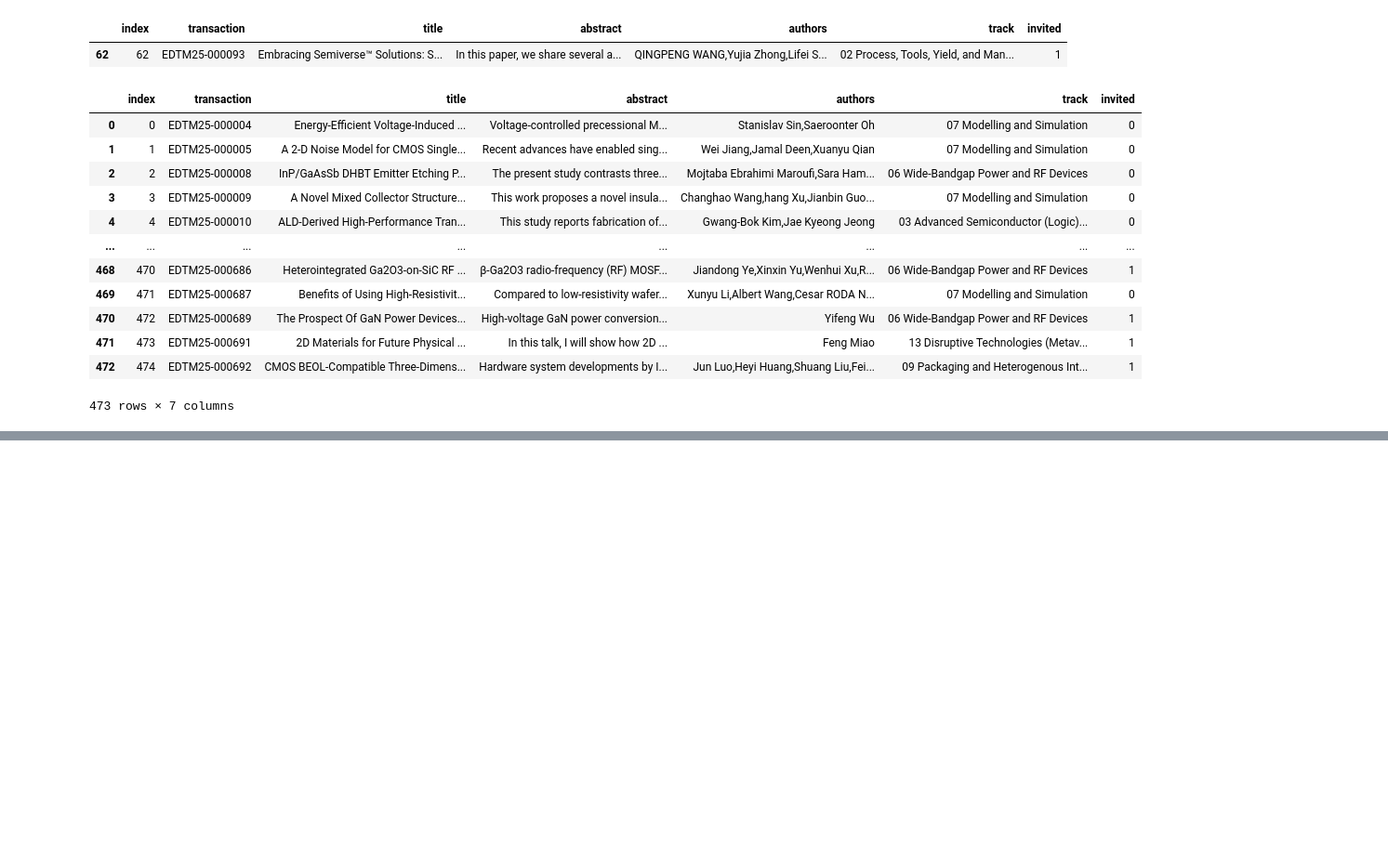
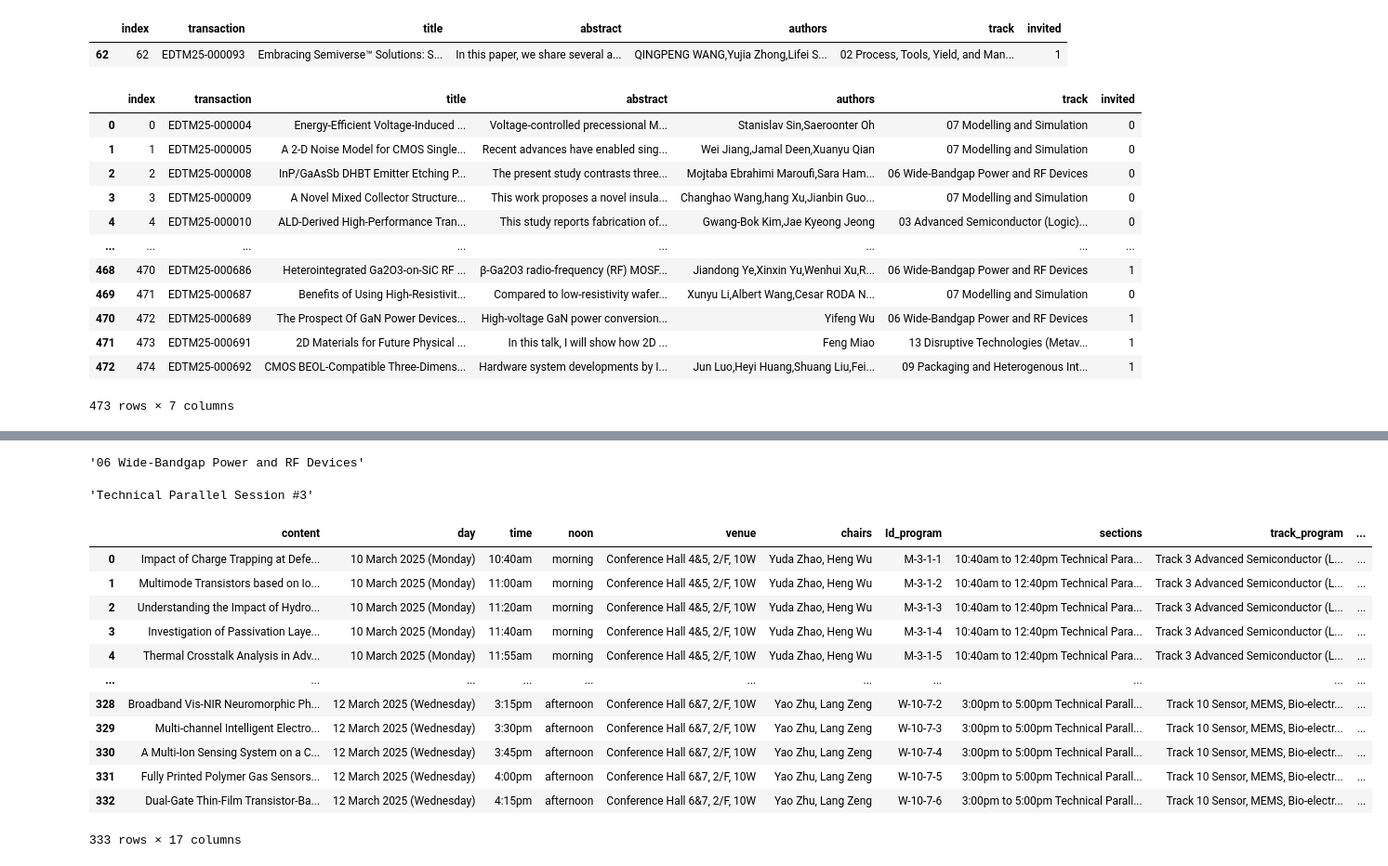
Before and after one commit to PengmyHKU/EDTM_proceeding, a Jupyter notebook: process.ipynb, the cells around one changed output, grey strips where cells are left out. Shown: that part at 93% size. Cells and saved outputs as stored; diff of their text form; code cells hidden in the pictures; blank space fills up the shorter version.

```diff
--- a/process.ipynb
+++ b/process.ipynb
@@ -145,6 +145,7 @@ data
 | 472 | 474 | EDTM25-000692 | CMOS BEOL-Compatible Three-Dimens... | Hardware system developments by I... | Jun Luo,Heyi Huang,Shuang Liu,Fei... | 09 Packaging and Heterogenous Int... | 1 |
 473 rows × 7 columns
 # %%
-program = pd.read_csv('program.csv',header=None)
+# program = pd.read_csv('program.csv',header=None)
+program = pd.read_csv('program_final_3days.csv',header=None,encoding='utf-8-sig')
 # %%
 program.columns=['content']
@@ -166,5 +161,6 @@ program
 # %%
-program.loc[928,'content'] = 'Design and Application of a Multi-Mode Signal Co-detection System for Brian Signals'
+# program.loc[928,'content'] = 'Design and Application of a Multi-Mode Signal Co-detection System for Brian Signals'
+program.loc[428,'content'] = data.loc[334,'title']
 # %%
 day = 'unknown'
 time = 'unknown'
@@ -172,6 +168,7 @@ noon = 'unknown'
 venue = 'unknown'
 Id_program = 'unknown'
 sections = 'unknown'
+track_program = 'unknown'
 
 
 count_papers = 0
@@ -180,7 +177,10 @@ for i in range(program.__len__()):
     #     program.loc[i,'content'] = program.loc[i,'content'][:-1]
     if program.loc[i,'content'][3:8]=='March':
         day = program.loc[i,'content']
-
+    if program.loc[i,'content'][:5]=='Track':
+        track_program = program.loc[i,'content']
+        if program.loc[i,'content'][:8]=='Track 13':
+            track_program = program.loc[i,'content'] +' '+ program.loc[i+1,'content']
     text_split = program.loc[i,'content'].split()
     if (text_split[0][-3:]=='0am')|(text_split[0][-3:]=='5am') | (text_split[0][-2:]=='pm'):
         if (text_split[0][-2:]=='am' ) | (text_split[0][-7:-5]=='12' ):
@@ -201,27 +201,27 @@ for i in range(program.__len__()):
 
         if day=='10 March 2025 (Monday)':
             if time[:2] in ['10','11','12']:
-                sections = '10:30am to 12:30pm'
+                sections = '10:40am to 12:40pm Technical Parallel Session #1'
                 # print(day,time)
             else:
                 if time[:1] in ['1','2','3']:
-                    sections = '1:40pm to 3:55pm'
+                    sections = '1:40pm to 3:40pm Technical Parallel Session #2'
         if day=='11 March 2025 (Tuesday)':
             if (time[:1] == '9') | (time[:2] =='10'):
-                sections = '9:25am to 10:50am'
+                sections = '9:25am to 10:50am Technical Parallel Session #3'
             if time[:2] in ['11','12']:
-                sections = '11:00am to 12:30pm'
+                sections = '11:00am to 12:30pm Technical Parallel Session #4'
             if (time[:1] == '3') | (time[:3] in ['4:0', '4:2', '4:1']):
-                sections = '3:00pm to 4:30pm'
+                sections = '3:00pm to 4:30pm Technical Parallel Session #5'
             if (time[:1] == '5') | (time[:3] in ['4:4', '4:5']):
-                sections = '4:40pm to 6:00pm'
+                sections = '4:40pm to 6:00pm Technical Parallel Session #6'
         if day == '12 March 2025 (Wednesday)':
             if (time[:1] == '9') | (time[:2] =='10'):
-                sections = '9:25am to 10:50am'
+                sections = '9:25am to 10:50am Technical Parallel Session #7'
             if time[:2] in ['11','12']:
-                sections = '11:00am to 12:30pm'
+                sections = '11:00am to 12:30pm Technical Parallel Session #8'
             if time[:1] in ['3','4']:
-                sections = '3:00pm to 5:00pm'
+                sections = '3:00pm to 5:00pm Technical Parallel Session #9'
 
 
 
@@ -264,14 +264,19 @@ for i in range(program.__len__()):
     #     noon = 'morning'
     if program.loc[i,'content'][:6]=='Venue:':
         venue = program.loc[i,'content'][6:]
-        # print(i,program.loc[i,'content'][:])
+
+    if program.loc[i,'content'][:15]=='Session Chairs:':
+        chairs = program.loc[i,'content'][15:]
+        # print(i,program.loc[i,'content'][15:])
 
     program.loc[i,'day']=day
     program.loc[i,'time']=time
     program.loc[i,'noon']=noon
     program.loc[i,'venue']=venue
+    program.loc[i,'chairs']=chairs
     program.loc[i,'Id_program']=Id_program
     program.loc[i,'sections']=sections
+    program.loc[i,'track_program']=track_program
 # %%
 count_papers
 # %% [output]
@@ -284,6 +289,7 @@ success = 0
 count_papers = 0
 duplicate = 0
 paper_flag = 0
+fail_papers_id = []
 for j in range(program.__len__()):
     text_split = program.loc[j,'content'].split()
     if (text_split[0][-2:]=='am') | (text_split[0][-2:]=='pm'):
@@ -330,7 +336,7 @@ for j in range(program.__len__()):
 
 
           for i in  range(data.__len__()):
-               if program.loc[j+1,'content'][:34]==data.loc[i,'title'][:34]:
+               if program.loc[j+1,'content'][:35].title()==data.loc[i,'title'][:35].title():
                     success = success + 1
                     duplicate = duplicate +1
                     program_temp = pd.DataFrame(np.concatenate((program.iloc[j+1].values,data.iloc[i].values),0).reshape(1,-1),columns=program.columns.append(data.columns))
@@ -343,6 +349,7 @@ for j in range(program.__len__()):
 
           if  duplicate==0:
                print('non',i,j)
+               fail_papers_id.append(j)
                program_temp = pd.DataFrame(np.concatenate((program.iloc[j+1].values,np.empty(data.iloc[i].values.shape)),0).reshape(1,-1),columns=program.columns.append(data.columns))
                program_temp['title'] = program.loc[j+1,'content']
                program_temp['abstract'] = ' '
@@ -542,3 +548,27 @@ program_new.loc[program_new['day']=="10 March 2025 (Monday)",'sections']
 Name: sections, Length: 79, dtype: object
 # %%
 program_new.to_csv('program_new.csv',encoding="utf-8-sig",index=False)
+# %%
+" ".join(program_new.loc[100,'track'].split()[:])
+# %% [output]
+'06 Wide-Bandgap Power and RF Devices'
+# %%
+" ".join(program_new.loc[100,'sections'].split()[3:])
+# %% [output]
+'Technical Parallel Session #3'
+# %%
+program_new
+# %% [output]
+|  | content | day | time | noon | venue | chairs | Id_program | sections | track_program | ... |
+| 0 | Impact of Charge Trapping at Defe... | 10 March 2025 (Monday) | 10:40am | morning | Conference Hall 4&5, 2/F, 10W | Yuda Zhao, Heng Wu | M-3-1-1 | 10:40am to 12:40pm Technical Para... | Track 3 Advanced Semiconductor (L... | ... |
+| 1 | Multimode Transistors based on Io... | 10 March 2025 (Monday) | 11:00am | morning | Conference Hall 4&5, 2/F, 10W | Yuda Zhao, Heng Wu | M-3-1-2 | 10:40am to 12:40pm Technical Para... | Track 3 Advanced Semiconductor (L... | ... |
+| 2 | Understanding the Impact of Hydro... | 10 March 2025 (Monday) | 11:20am | morning | Conference Hall 4&5, 2/F, 10W | Yuda Zhao, Heng Wu | M-3-1-3 | 10:40am to 12:40pm Technical Para... | Track 3 Advanced Semiconductor (L... | ... |
+| 3 | Investigation of Passivation Laye... | 10 March 2025 (Monday) | 11:40am | morning | Conference Hall 4&5, 2/F, 10W | Yuda Zhao, Heng Wu | M-3-1-4 | 10:40am to 12:40pm Technical Para... | Track 3 Advanced Semiconductor (L... | ... |
+| 4 | Thermal Crosstalk Analysis in Adv... | 10 March 2025 (Monday) | 11:55am | morning | Conference Hall 4&5, 2/F, 10W | Yuda Zhao, Heng Wu | M-3-1-5 | 10:40am to 12:40pm Technical Para... | Track 3 Advanced Semiconductor (L... | ... |
+| ... | ... | ... | ... | ... | ... | ... | ... | ... | ... | ... |
+| 328 | Broadband Vis-NIR Neuromorphic Ph... | 12 March 2025 (Wednesday) | 3:15pm | afternoon | Conference Hall 6&7, 2/F, 10W | Yao Zhu, Lang Zeng | W-10-7-2 | 3:00pm to 5:00pm Technical Parall... | Track 10 Sensor, MEMS, Bio-electr... | ... |
+| 329 | Multi-channel Intelligent Electro... | 12 March 2025 (Wednesday) | 3:30pm | afternoon | Conference Hall 6&7, 2/F, 10W | Yao Zhu, Lang Zeng | W-10-7-3 | 3:00pm to 5:00pm Technical Parall... | Track 10 Sensor, MEMS, Bio-electr... | ... |
+| 330 | A Multi-Ion Sensing System on a C... | 12 March 2025 (Wednesday) | 3:45pm | afternoon | Conference Hall 6&7, 2/F, 10W | Yao Zhu, Lang Zeng | W-10-7-4 | 3:00pm to 5:00pm Technical Parall... | Track 10 Sensor, MEMS, Bio-electr... | ... |
+| 331 | Fully Printed Polymer Gas Sensors... | 12 March 2025 (Wednesday) | 4:00pm | afternoon | Conference Hall 6&7, 2/F, 10W | Yao Zhu, Lang Zeng | W-10-7-5 | 3:00pm to 5:00pm Technical Parall... | Track 10 Sensor, MEMS, Bio-electr... | ... |
+| 332 | Dual-Gate Thin-Film Transistor-Ba... | 12 March 2025 (Wednesday) | 4:15pm | afternoon | Conference Hall 6&7, 2/F, 10W | Yao Zhu, Lang Zeng | W-10-7-6 | 3:00pm to 5:00pm Technical Parall... | Track 10 Sensor, MEMS, Bio-electr... | ... |
+333 rows × 17 columns
```
Also changed, not shown: parts of 19 cells of this notebook, 3 other files.
